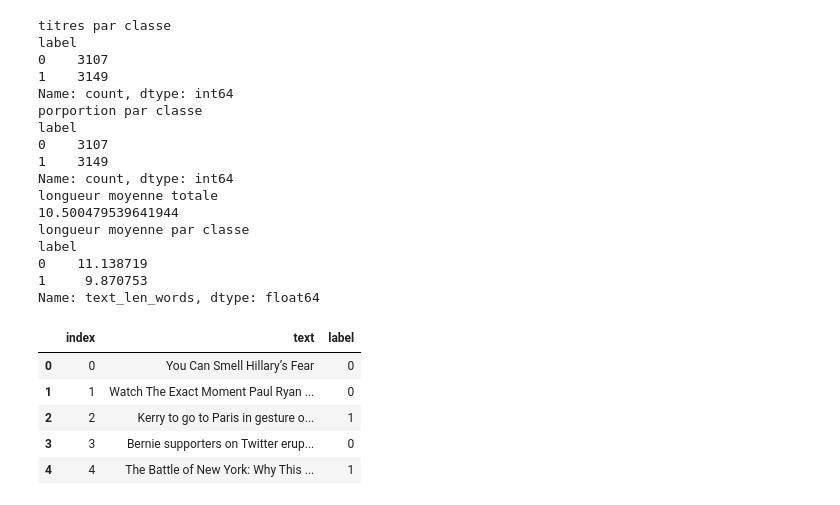
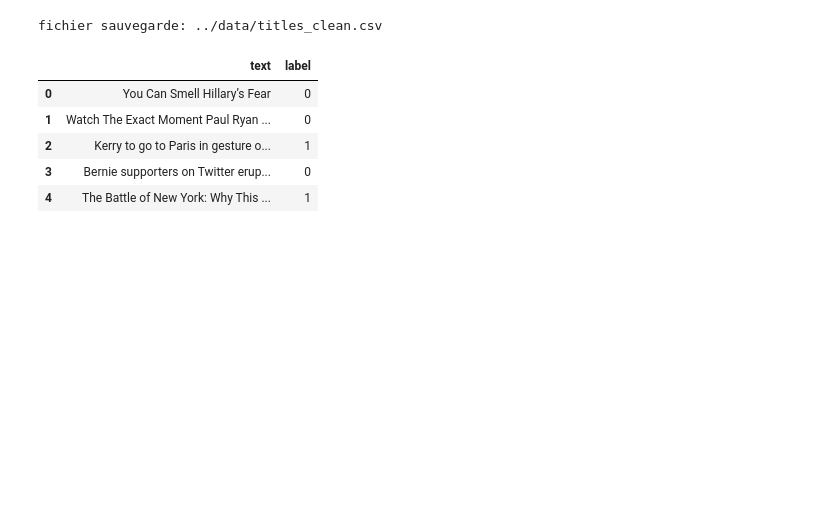
Before and after one commit to CharlesDem/ecf4, a Jupyter notebook: notebook/ecf_fake_news.ipynb, the cells around one changed output. Drawn from its saved outputs; the diff is of its cells as text; code cells hidden in the pictures; blank space fills up the shorter version.

```diff
--- a/notebook/ecf_fake_news.ipynb
+++ b/notebook/ecf_fake_news.ipynb
@@ -1,5 +5,14 @@
 # %%
 import pandas as pd
 
-dataset = pd.read_csv("../data/fake_or_real_news.csv")
-dataset.head()
+def load_titles(filepath: str) -> pd.DataFrame:
+    df = pd.read_csv(filepath)
+    dataset_clean = df[["title", "label"]].rename(columns={"title": "text"})
+    dataset_clean["label"] = dataset_clean["label"].str.upper().map({"REAL": 1, "FAKE": 0})
+    dataset_clean = dataset_clean.dropna(subset=["text", "label"])
+    dataset_clean["text"] = dataset_clean["text"].astype(str).str.strip()
+    dataset_clean = dataset_clean[dataset_clean["text"] != ""]
+    dataset_clean = dataset_clean.drop_duplicates(subset=["text"]).reset_index(drop=True)
+    print("fichier sauvegarde : ../data/titles_clean.csv")
+    dataset_clean.to_csv("../data/titles_clean.csv", index=False)
+    return dataset_clean
@@ -13,62 +19,11 @@ dataset.head()
 # %%
-dataset_clean = dataset[["title", "label"]].rename(columns={"title": "text"})
-
-dataset_clean["label"] = dataset_clean["label"].str.upper().map({"REAL": 1, "FAKE": 0})
-
-dataset_clean = dataset_clean.dropna(subset=["text", "label"])
-
-dataset_clean["text"] = dataset_clean["text"].astype(str).str.strip()
-
-dataset_clean = dataset_clean[dataset_clean["text"] != ""]
-
-dataset_clean = dataset_clean.drop_duplicates(subset=["text"]).reset_index()
-
-nb_titres_par_classe = dataset_clean["label"].value_counts().sort_index()
-
-proportion_par_classe = dataset_clean["label"].value_counts().sort_index()
-
-text_len_words = dataset_clean["text"].str.split().str.len()
-
-longueur_moyenne_totale = text_len_words.mean()
-
-longueur_moyenne_par_classe = dataset_clean.assign(text_len_words=text_len_words).groupby("label")["text_len_words"].mean().sort_index()
-
-print("titres par classe")
-print(nb_titres_par_classe)
-
-print("porportion par classe")
-print(proportion_par_classe)
-
-print("longueur moyenne totale")
-print(longueur_moyenne_totale)
-
-print("longueur moyenne par classe")
-print(longueur_moyenne_par_classe)
-
-dataset_clean.to_csv("../data/titles_clean.csv", index=False) #on save
-
+dataset_clean = load_titles("../data/fake_or_real_news.csv")
 dataset_clean.head()
 # %% [output]
-titres par classe
-label
-0    3107
-1    3149
-Name: count, dtype: int64
-porportion par classe
-label
-0    3107
-1    3149
-Name: count, dtype: int64
-longueur moyenne totale
-10.500479539641944
-longueur moyenne par classe
-label
-0    11.138719
-1     9.870753
-Name: text_len_words, dtype: float64
+fichier sauvegarde: ../data/titles_clean.csv
-|  | index | text | label |
-| 0 | 0 | You Can Smell Hillary’s Fear | 0 |
-| 1 | 1 | Watch The Exact Moment Paul Ryan ... | 0 |
-| 2 | 2 | Kerry to go to Paris in gesture o... | 1 |
-| 3 | 3 | Bernie supporters on Twitter erup... | 0 |
-| 4 | 4 | The Battle of New York: Why This ... | 1 |
+|  | text | label |
+| 0 | You Can Smell Hillary’s Fear | 0 |
+| 1 | Watch The Exact Moment Paul Ryan ... | 0 |
+| 2 | Kerry to go to Paris in gesture o... | 1 |
+| 3 | Bernie supporters on Twitter erup... | 0 |
+| 4 | The Battle of New York: Why This ... | 1 |
```
Also changed, not shown: parts of 45 cells of this notebook, 3 other files.
